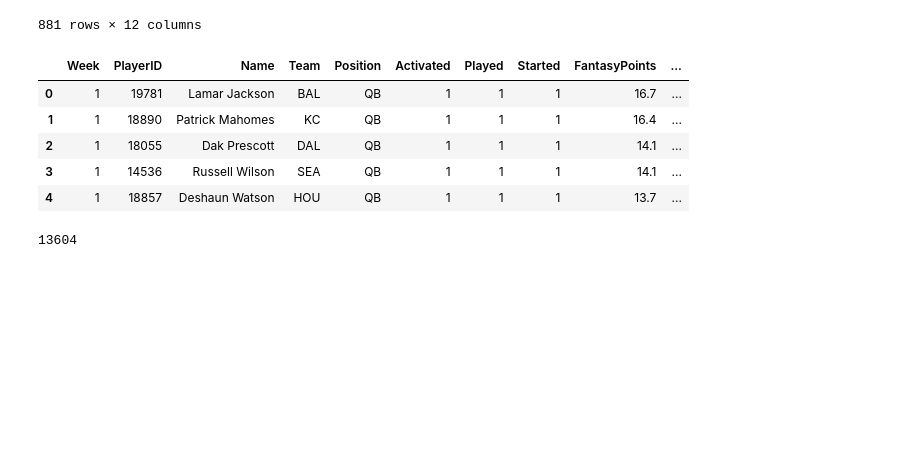
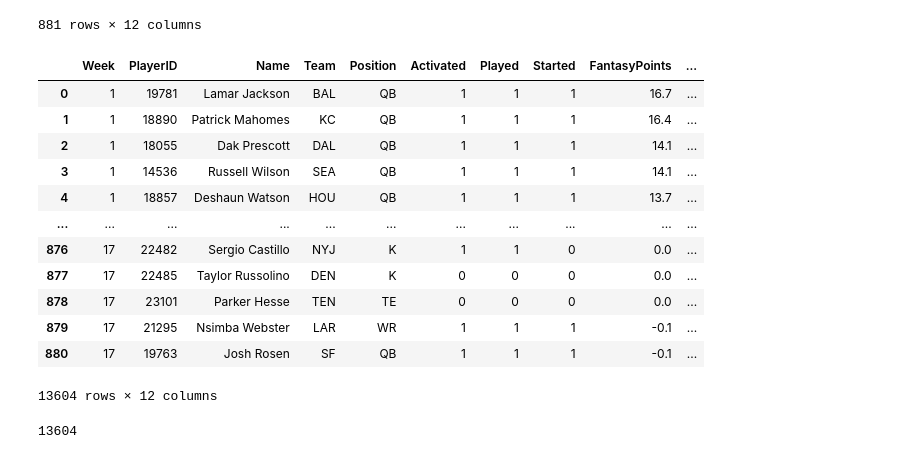
Before and after one commit to TBG1006/Fantasy-Football, a Jupyter notebook: 2020 Actual vs Predicted Stats - TBG.ipynb, the cells around one changed output. Cells and saved outputs as stored; diff of their text form; code cells hidden in the pictures; blank space fills up the shorter version.

```diff
--- a/2020 Actual vs Predicted Stats - TBG.ipynb
+++ b/2020 Actual vs Predicted Stats - TBG.ipynb
@@ -840,12 +840,20 @@ wk17_df
 # %%
 #Join using concatenation
 frames= [wk1_df,wk2_df,wk3_df,wk4_df,wk5_df,wk6_df,wk7_df,wk8_df,wk9_df,wk10_df,wk11_df,wk12_df,wk13_df,wk14_df,wk15_df,wk16_df,wk17_df]
 proj2020 = pd.concat(frames)
-proj2020.head()
+# proj2020.head()
+proj2020
 # %% [output]
 |  | Week | PlayerID | Name | Team | Position | Activated | Played | Started | FantasyPoints | ... |
 | 0 | 1 | 19781 | Lamar Jackson | BAL | QB | 1 | 1 | 1 | 16.7 | ... |
 | 1 | 1 | 18890 | Patrick Mahomes | KC | QB | 1 | 1 | 1 | 16.4 | ... |
 | 2 | 1 | 18055 | Dak Prescott | DAL | QB | 1 | 1 | 1 | 14.1 | ... |
 | 3 | 1 | 14536 | Russell Wilson | SEA | QB | 1 | 1 | 1 | 14.1 | ... |
 | 4 | 1 | 18857 | Deshaun Watson | HOU | QB | 1 | 1 | 1 | 13.7 | ... |
+| ... | ... | ... | ... | ... | ... | ... | ... | ... | ... | ... |
+| 876 | 17 | 22482 | Sergio Castillo | NYJ | K | 1 | 1 | 0 | 0.0 | ... |
+| 877 | 17 | 22485 | Taylor Russolino | DEN | K | 0 | 0 | 0 | 0.0 | ... |
+| 878 | 17 | 23101 | Parker Hesse | TEN | TE | 0 | 0 | 0 | 0.0 | ... |
+| 879 | 17 | 21295 | Nsimba Webster | LAR | WR | 1 | 1 | 1 | -0.1 | ... |
+| 880 | 17 | 19763 | Josh Rosen | SF | QB | 1 | 1 | 1 | -0.1 | ... |
+13604 rows × 12 columns
```
Also changed, not shown: parts of 17 cells of this notebook, 5 other files.
